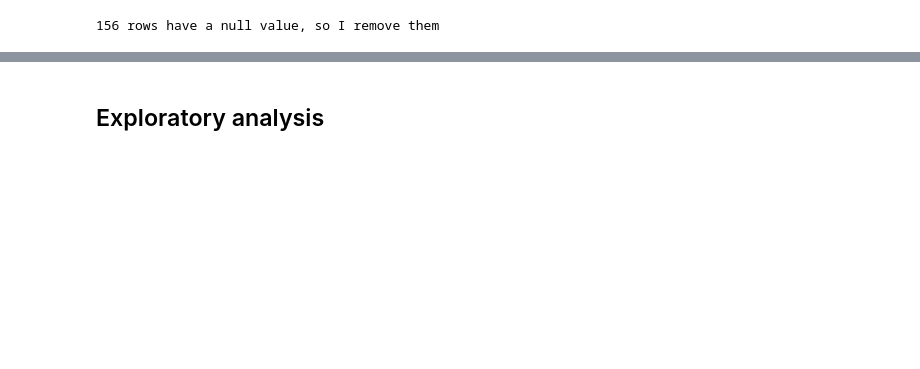
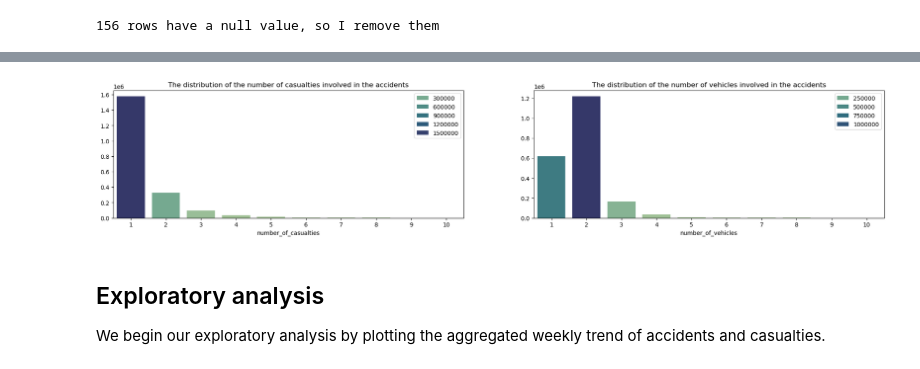
Before and after one commit to fedeStaffo/UK-Traffic-Accidents-Classification-Clustering-TimeSeries, a Jupyter notebook: time_series_analysis/time_series_analysis.ipynb, the cells around one changed output, grey strips where cells are left out. Cells and saved outputs as stored; diff of their text form; code cells hidden in the pictures; blank space fills up the shorter version.

Commit message:
Add exploratory analysis

```diff
--- a/time_series_analysis/time_series_analysis.ipynb
+++ b/time_series_analysis/time_series_analysis.ipynb
@@ -94,0 +95,12 @@ Here a new problem arises, a large proportion of the events (36.75%) are less th
+# %%
+casualties_counts = df[df['number_of_casualties'] <= 10]['number_of_casualties'].value_counts().sort_index()
+vehicles_counts = df[df['number_of_vehicles'] <= 10]['number_of_vehicles'].value_counts().sort_index()
+fig, ax=plt.subplots(1,2)
+fig.set_size_inches(24,4)
+sns.barplot(x=casualties_counts.index, y=casualties_counts.values, palette='crest', hue=casualties_counts.values, ax=ax[0])
+sns.barplot(x=vehicles_counts.index, y=vehicles_counts.values, palette='crest', hue=vehicles_counts.values, ax=ax[1])
+ax[0].set_title('The distribution of the number of casualties involved in the accidents')
+ax[1].set_title('The distribution of the number of vehicles involved in the accidents')
+pass
+# %% [output]
+[figure, added]
@@ -95,6 +127,6 @@ Here a new problem arises, a large proportion of the events (36.75%) are less th
 # %% [markdown]
 ## Exploratory analysis
-
+We begin our exploratory analysis by plotting the aggregated weekly trend of accidents and casualties.
 <!--
 - plot of 12 TS 1 for each year, and then 1 for each month
 - stagionality is additive or multiplicative? Should plot the residuals from the mean
```
Also changed, not shown: parts of 16 cells of this notebook, 2 other files.
